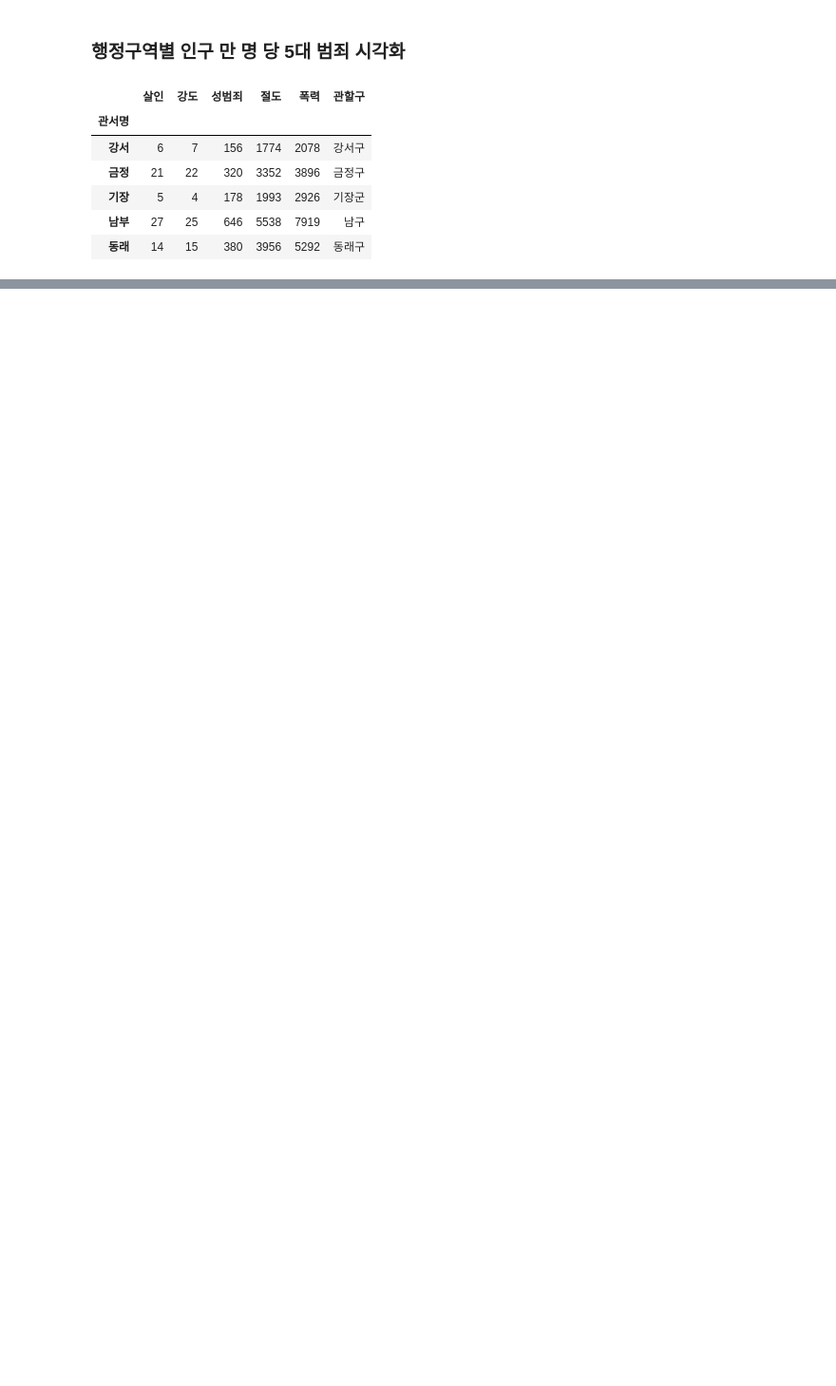
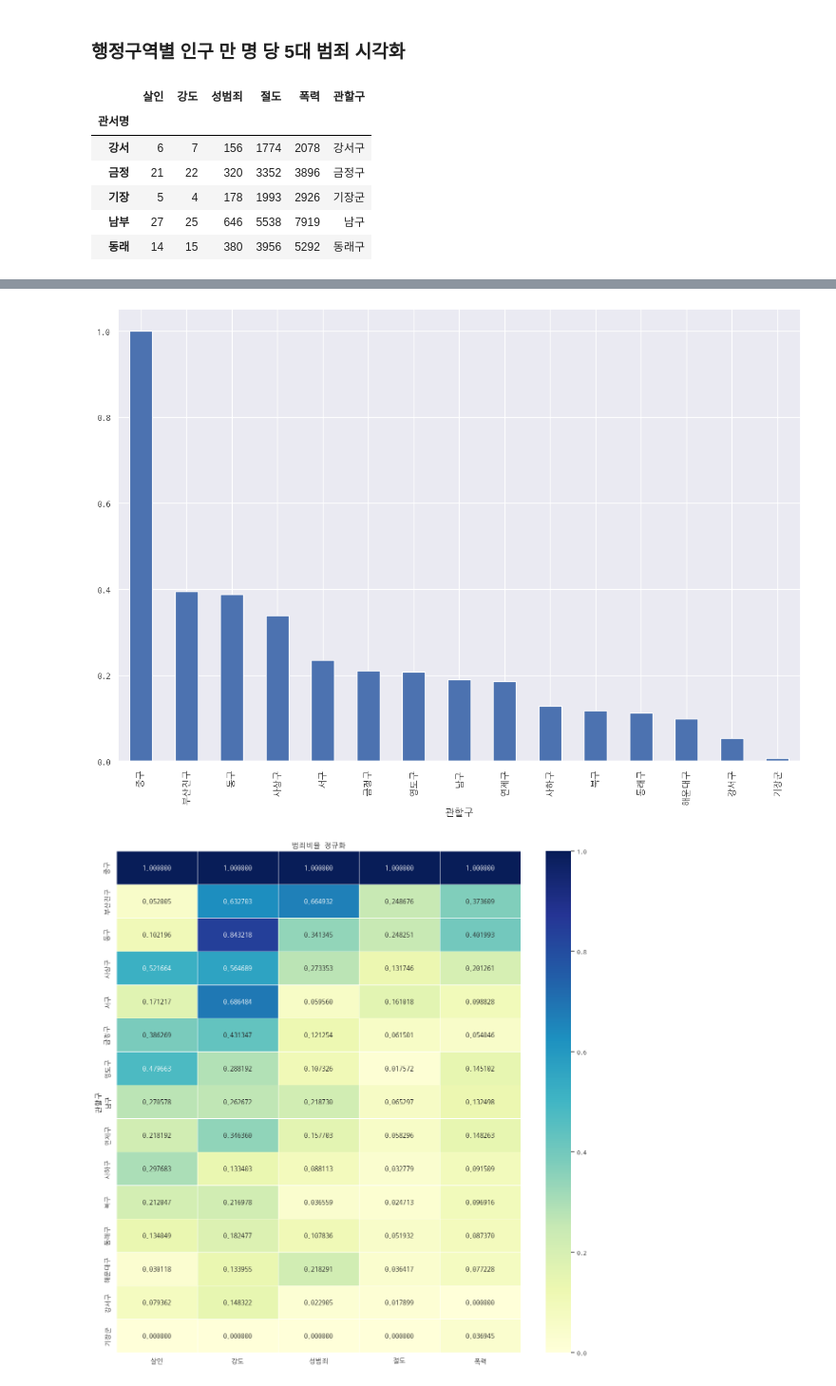
Before and after one commit to hyanyul/python-analysis-2024, a Jupyter notebook: codingTest/부산_5대_범죄_시각화.ipynb, the cells around one changed output, grey strips where cells are left out. Shown at 95% size. Saved outputs shown, nothing was run; the diff lists cells and outputs as text; code cells hidden in the pictures; blank space fills up the shorter version.

```diff
--- a/codingTest/부산_5대_범죄_시각화.ipynb
+++ b/codingTest/부산_5대_범죄_시각화.ipynb
@@ -161,0 +159,24 @@ popDf = pd.read
+# %%
+# 행정구역별 인구수 데이터 불러옴
+popDf = pd.read_excel('./data/행정구역별인구수.xlsx', header=1)
+popDf['행정구역(시군구)별'] = popDf['행정구역(시군구)별'].str.strip()
+popDf.columns   # 컬럼명 확인 - ['행정구역(시군구)별', '총인구수 (명)', '남자인구수 (명)', '여자인구수 (명)']
+
+byDistrict4y = pd.merge(byDistrict4y, popDf[['행정구역(시군구)별', '총인구수 (명)']], left_on='관할구',
+                        right_on='행정구역(시군구)별', how='inner')
+
+del byDistrict4y['행정구역(시군구)별']  # 중복컬럼 제거
+# %%
+popDf = popDf.set_index('행정구역(시군구)별')
+syNum = popDf.loc['수영구', '총인구수 (명)']
+
+byDistrict4y.set_index('관할구', inplace=True)
+byDistrict4y
+
+byDistrict4y.loc['연제구', '총인구수 (명)'] += int(syNum*(2/5))
+byDistrict4y.loc['남구', '총인구수 (명)'] += int(syNum*(3/5))
+
+byDistrict4yPer = byDistrict4y.iloc[:,:5]
+
+byDistrict4yPer = byDistrict4yPer / np.array(byDistrict4y['총인구수 (명)'])[:, None]*10000/4
+byDistrict4yPer
@@ -161,0 +201,18 @@ popDf = pd.read
+# %%
+col = byDistrict4yPer.columns
+x = byDistrict4yPer[col].values
+scaler = preprocessing.MinMaxScaler()
+x_scaled = scaler.fit_transform(x.astype(float))
+criNor = pd.DataFrame(x_scaled, columns=col, index=byDistrict4yPer.index)
+criNor['평균'] = np.sum(criNor[col], axis=1) / 5
+criSort = criNor.sort_values('평균', ascending=False)
+criSort = criSort.iloc[:, 5]
+criSort.plot.bar(figsize=(15, 10))
+crimeNormSort = criNor.sort_values(by='평균', ascending=False)
+plt.figure(figsize=(15, 15))
+sns.heatmap(crimeNormSort[col], annot=True, fmt='f', linewidths=.5, cmap='YlGnBu')
+plt.title('범죄비율 정규화')
+plt.show()
+# %% [output]
+[figure, added]
+[figure, added]
```
Also changed, not shown: parts of 28 cells of this notebook, 4 other files.
